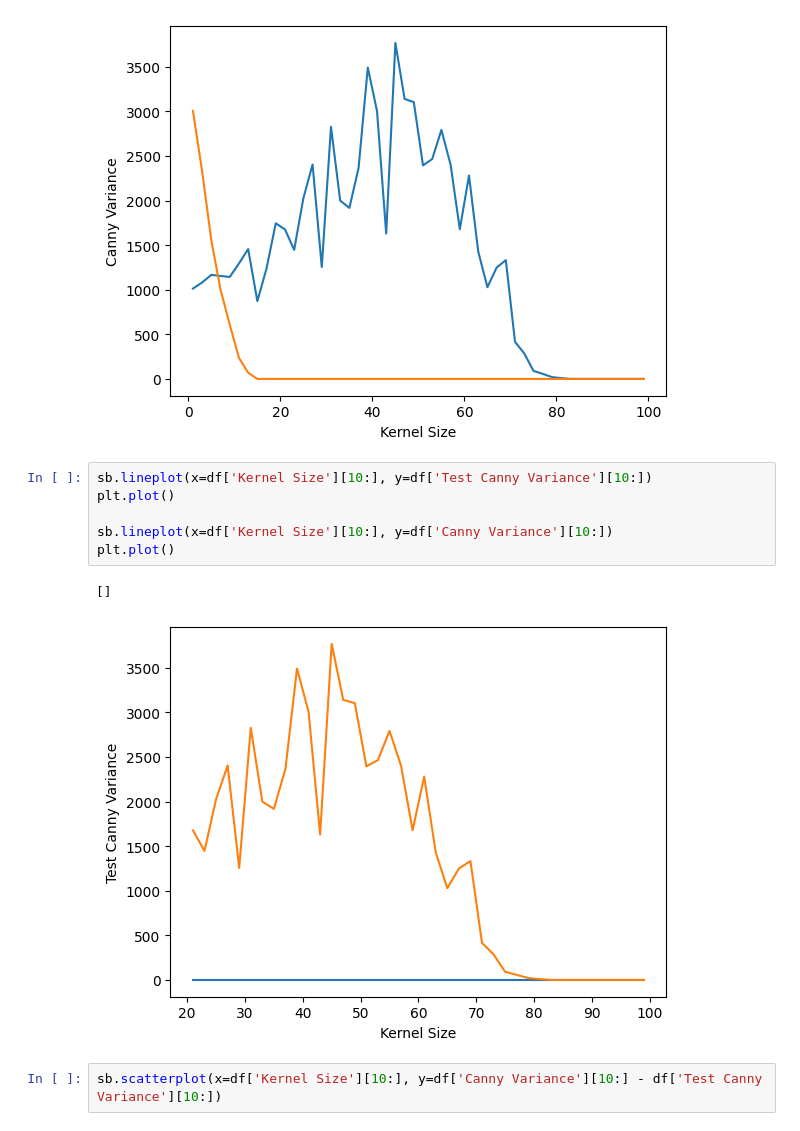
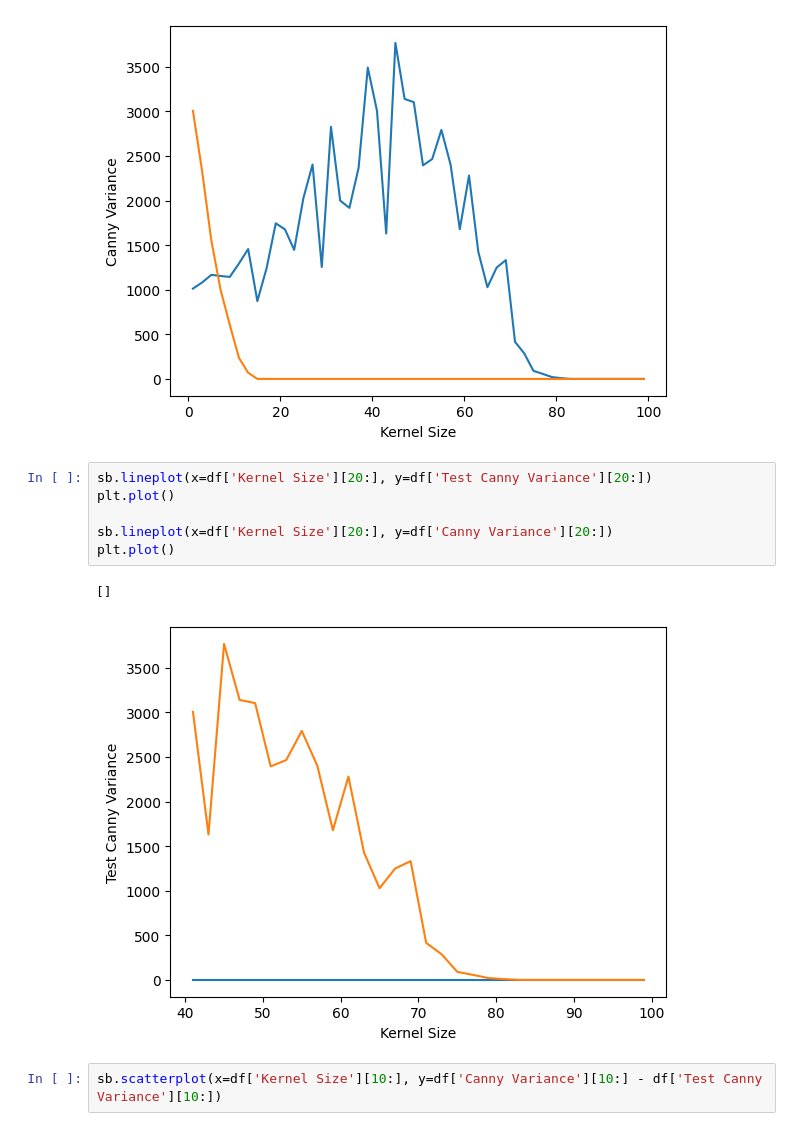
Before and after one commit to rtarun9/ComputerVision_ImageProcessing, a Jupyter notebook: image_processing/variance_analysis.ipynb, the cells around one changed output. Cells and saved outputs as stored; diff of their text form.

```diff
--- a/image_processing/variance_analysis.ipynb
+++ b/image_processing/variance_analysis.ipynb
@@ -165,14 +165,14 @@ sb.lineplot(x=df['Kernel Size'], y=df['Test Canny Variance'])
 <AxesSubplot: xlabel='Kernel Size', ylabel='Canny Variance'>
 [figure]
 # %%
-sb.lineplot(x=df['Kernel Size'][10:], y=df['Test Canny Variance'][10:])
+sb.lineplot(x=df['Kernel Size'][20:], y=df['Test Canny Variance'][20:])
 plt.plot()
 
-sb.lineplot(x=df['Kernel Size'][10:], y=df['Canny Variance'][10:])
+sb.lineplot(x=df['Kernel Size'][20:], y=df['Canny Variance'][20:])
 plt.plot()
 # %% [output]
 []
-[figure, old version]
+[figure, new version]
 # %%
 sb.scatterplot(x=df['Kernel Size'][10:], y=df['Canny Variance'][10:] - df['Test Canny Variance'][10:])
 # %% [output]
```
Also changed, not shown: 3 other files.
